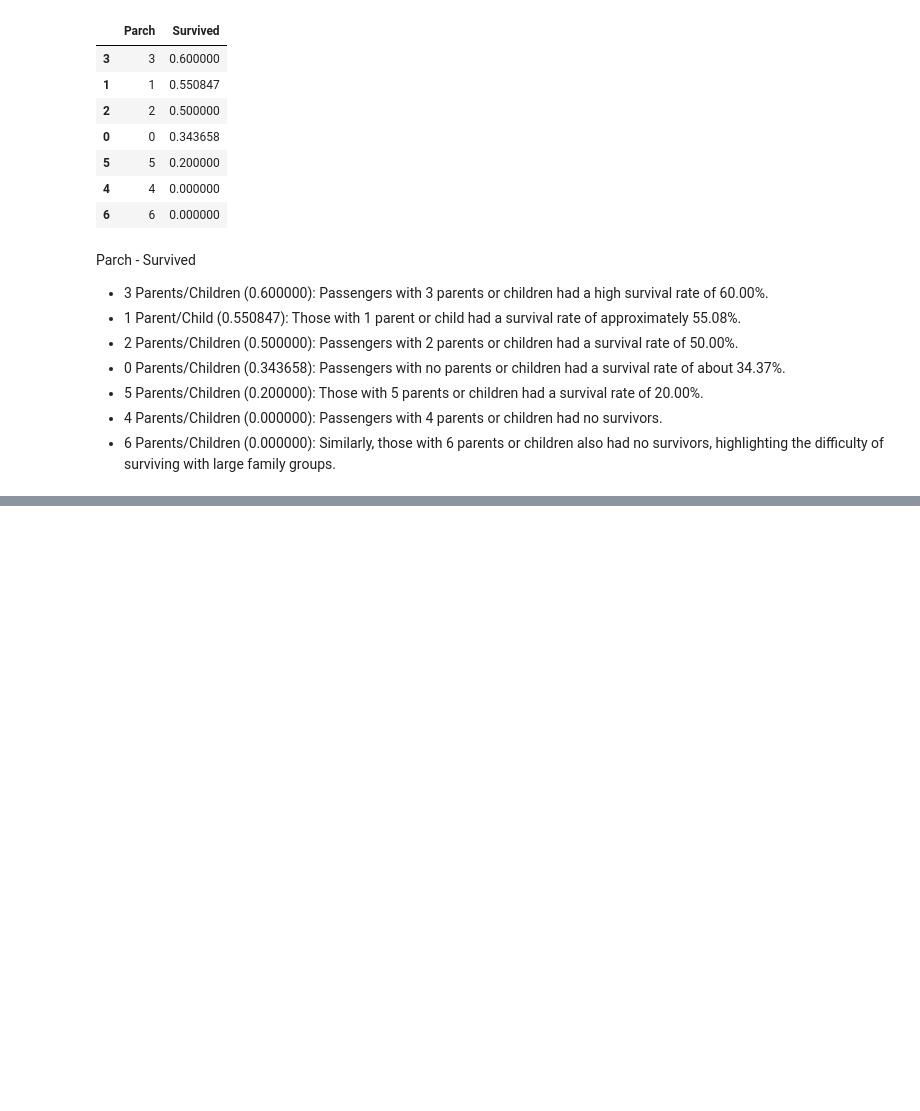
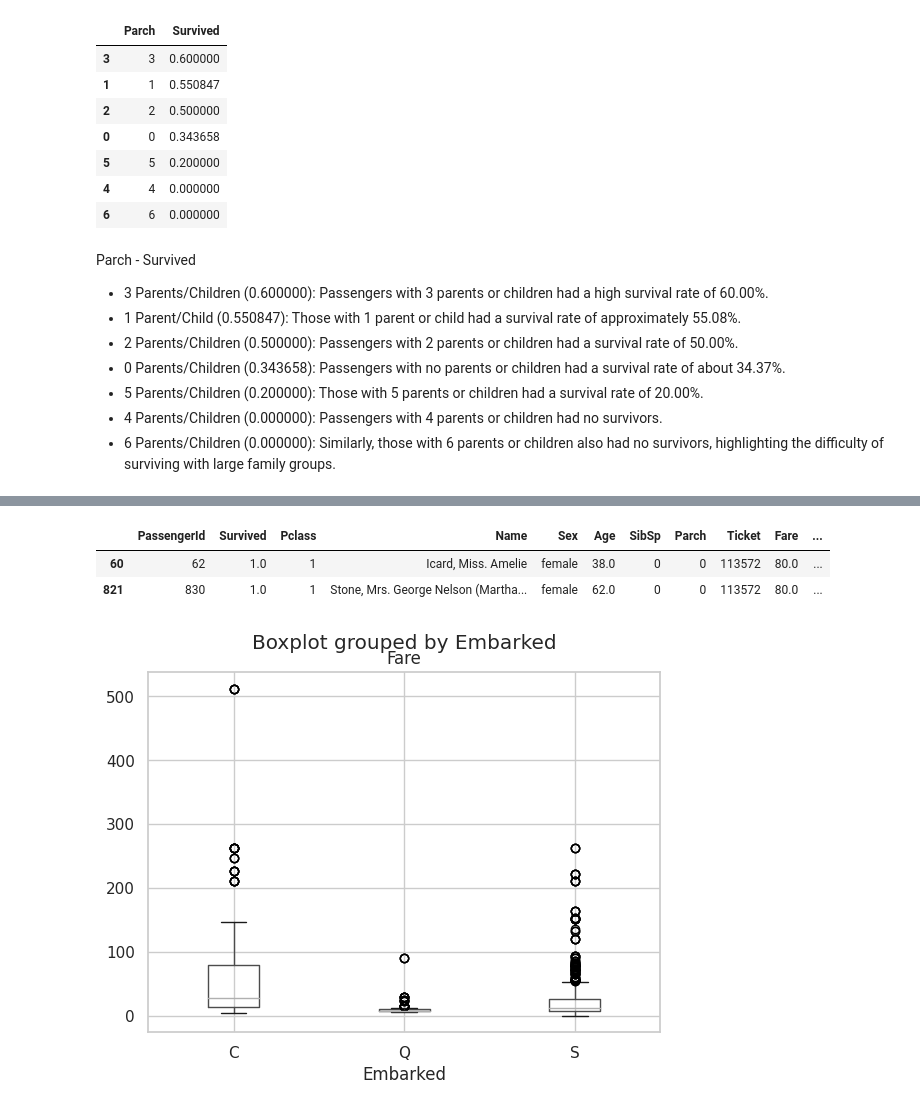
Before and after one commit to aeyeniay/TitanicEDA, a Jupyter notebook: titanic-eda.ipynb, the cells around one changed output, grey strips where cells are left out. Saved outputs shown, nothing was run; the diff lists cells and outputs as text; code cells hidden in the pictures; blank space fills up the shorter version.

```diff
--- a/titanic-eda.ipynb
+++ b/titanic-eda.ipynb
@@ -364,0 +397,22 @@ Parch - Survived
+# %%
+def detecet_outliers(df, features):
+    outlier_indices = []
+
+    for c in features:
+        # 1st quartile
+        Q1 = np.percentile(df[c],25)
+        # 3rd quartile
+        Q3 = np.percentile(df[c],75)
+        # IQR
+        IQR = Q3 - Q1
+        # Outlier step
+        outlier_step = IQR * 1.5
+        # Detect outlier and their indeces
+        outlier_list_col = df[(df[c] < Q1 - outlier_step) | (df[c] > Q3 + outlier_step)].index
+        # Store indeces
+        outlier_indices.extend(outlier_list_col)
+
+    outlier_indices = Counter(outlier_indices)
+    multiple_outliers = list(i for i, v in outlier_indices.items() if v > 2)
+
+    return multiple_outliers
@@ -364,0 +433,4 @@ Parch - Survived
+# %%
+# Drop outliers
+
+train_df = train_df.drop(detecet_outliers(train_df, ["Age", "SibSp", "Parch", "Fare"]), axis = 0).reset_index(drop = True)
@@ -364,0 +440,10 @@ Parch - Survived
+# %%
+# Important Note:
+# This concatenation should only be done once. If the code is executed multiple times without proper checks,
+# the test dataset will be appended to the training dataset repeatedly, leading to duplicated data.
+# This can cause significant issues in data analysis and modeling, such as data leakage, where the model gets
+# access to information from the test set during training, leading to over-optimistic performance estimates.
+
+train_df_len = len(train_df)
+train_df = pd.concat([train_df, test_df], axis = 0).reset_index(drop = True)
+train_df_len
@@ -364,0 +481,12 @@ Parch - Survived
+# %%
+# Handling Missing 'Embarked' Values
+train_df[train_df["Embarked"].isnull()]
+# %% [output]
+|  | PassengerId | Survived | Pclass | Name | Sex | Age | SibSp | Parch | Ticket | Fare | ... |
+| 60 | 62 | 1.0 | 1 | Icard, Miss. Amelie | female | 38.0 | 0 | 0 | 113572 | 80.0 | ... |
+| 821 | 830 | 1.0 | 1 | Stone, Mrs. George Nelson (Martha... | female | 62.0 | 0 | 0 | 113572 | 80.0 | ... |
+# %%
+train_df.boxplot(column = "Fare", by = "Embarked")
+plt.show()
+# %% [output]
+[figure, added]
```
Also changed, not shown: parts of 17 cells of this notebook.
